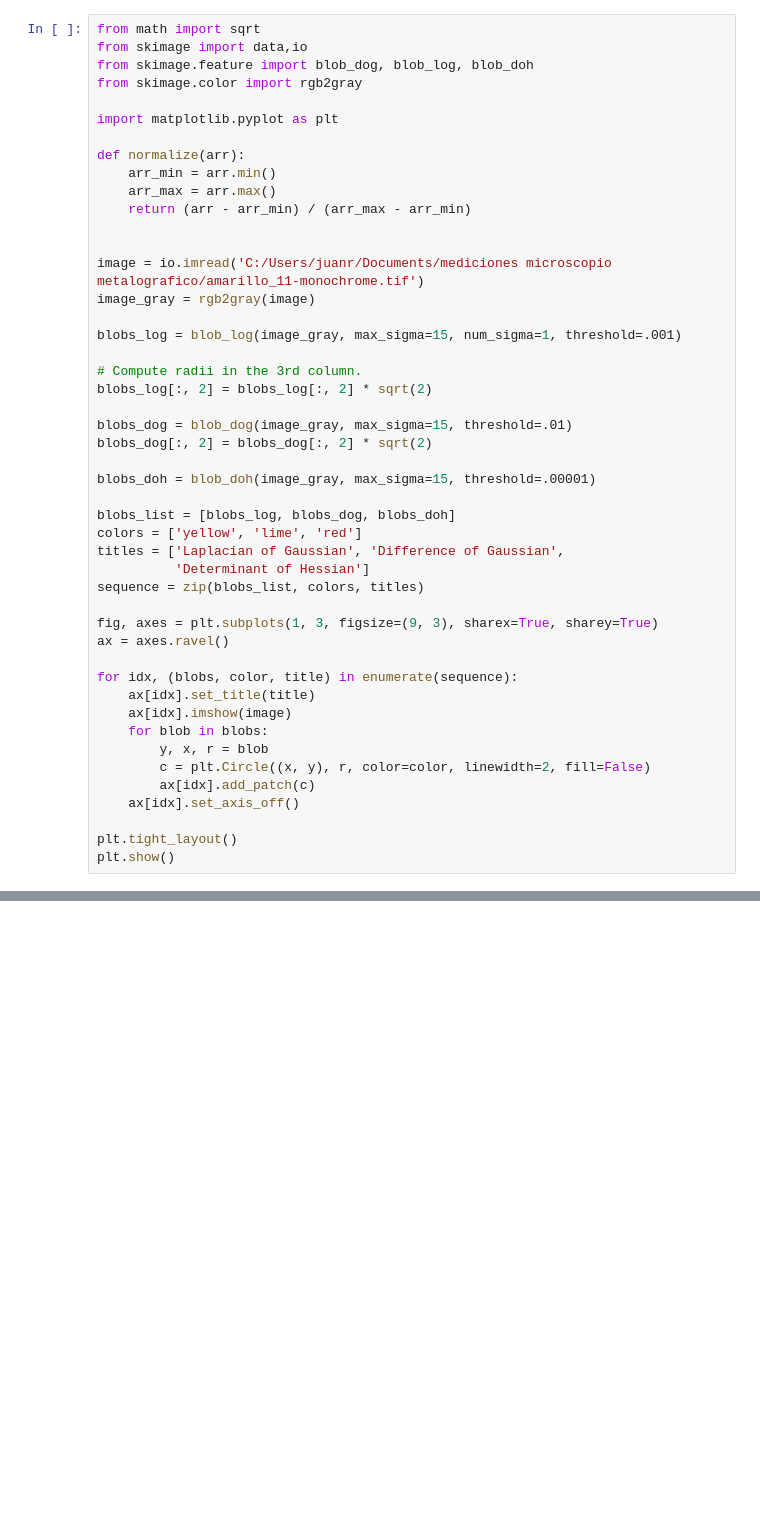
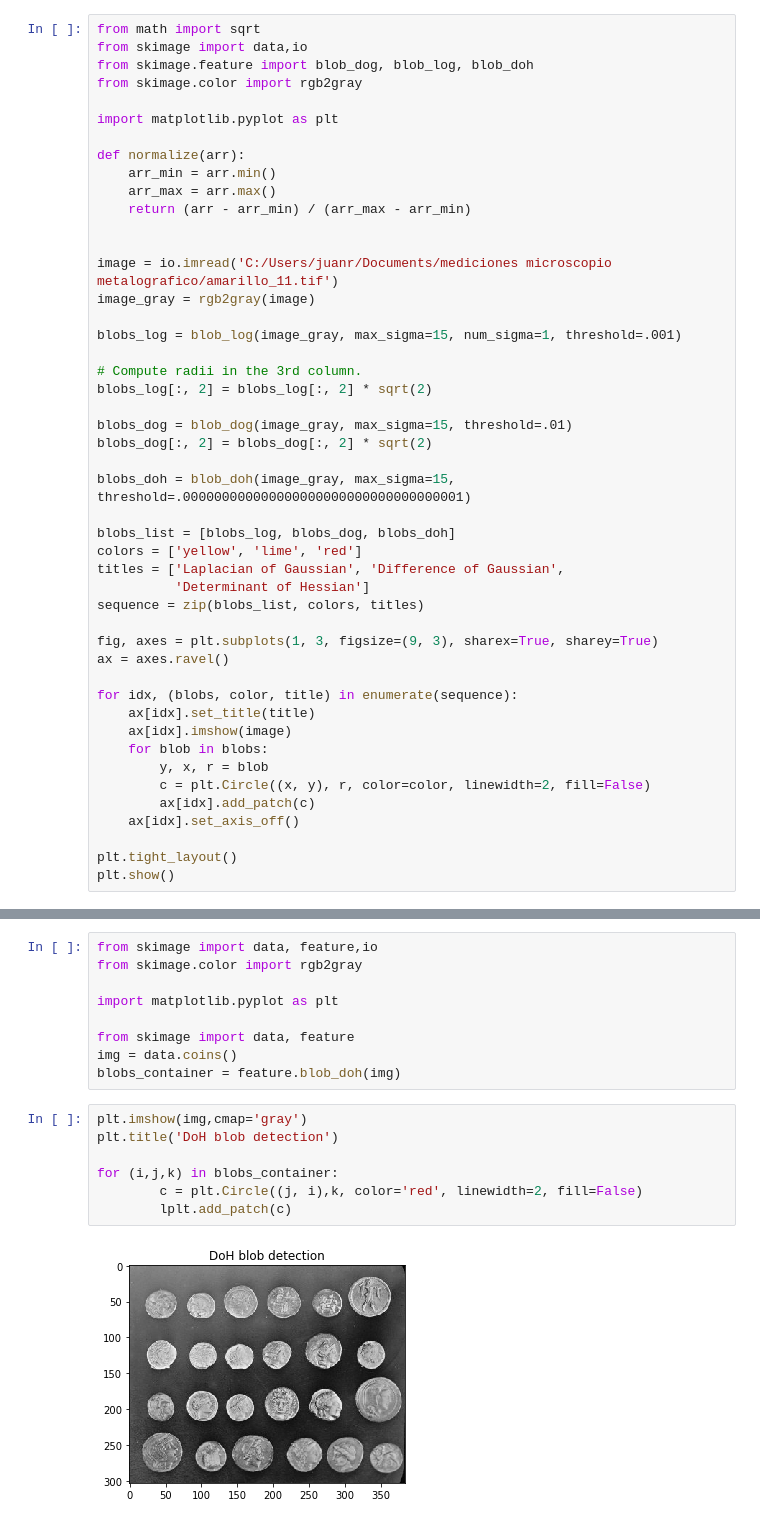
Before and after one commit to jrr1984/defects_analysis, a Jupyter notebook: defects_detection.ipynb, the cells around one changed output, grey strips where cells are left out. Saved outputs shown, nothing was run; the diff lists cells and outputs as text; blank space fills up the shorter version.

```diff
--- a/defects_detection.ipynb
+++ b/defects_detection.ipynb
@@ -12,7 +12,7 @@ def normalize(arr):
     return (arr - arr_min) / (arr_max - arr_min)
 
 
-image = io.imread('C:/Users/juanr/Documents/mediciones microscopio metalografico/amarillo_11-monochrome.tif')
+image = io.imread('C:/Users/juanr/Documents/mediciones microscopio metalografico/amarillo_11.tif')
 image_gray = rgb2gray(image)
 
 blobs_log = blob_log(image_gray, max_sigma=15, num_sigma=1, threshold=.001)
@@ -23,7 +23,7 @@ blobs_log[:, 2] = blobs_log[:, 2] * sqrt(2)
 blobs_dog = blob_dog(image_gray, max_sigma=15, threshold=.01)
 blobs_dog[:, 2] = blobs_dog[:, 2] * sqrt(2)
 
-blobs_doh = blob_doh(image_gray, max_sigma=15, threshold=.00001)
+blobs_doh = blob_doh(image_gray, max_sigma=15, threshold=.000000000000000000000000000000000001)
 
 blobs_list = [blobs_log, blobs_dog, blobs_doh]
 colors = ['yellow', 'lime', 'red']
@@ -49,0 +48,18 @@ KeyboardInterrupt:
+# %%
+from skimage import data, feature,io
+from skimage.color import rgb2gray
+
+import matplotlib.pyplot as plt
+
+from skimage import data, feature
+img = data.coins()
+blobs_container = feature.blob_doh(img)
+# %%
+plt.imshow(img,cmap='gray')
+plt.title('DoH blob detection')
+
+for (i,j,k) in blobs_container:
+        c = plt.Circle((j, i),k, color='red', linewidth=2, fill=False)
+        lplt.add_patch(c)
+# %% [output]
+[figure, added]
```
Also changed, not shown: parts of 1 cell of this notebook, 16 other files.
